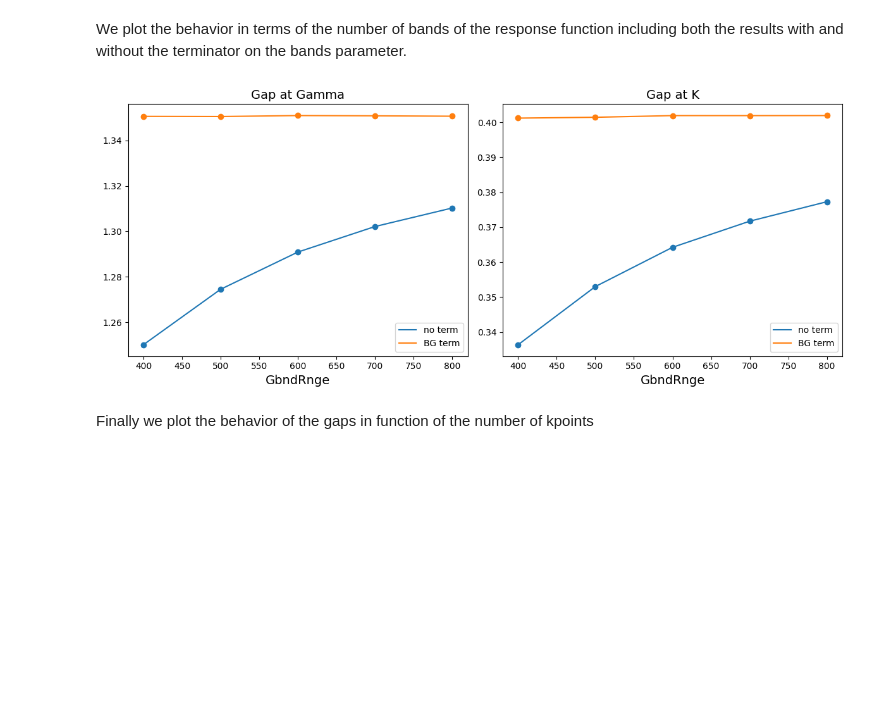
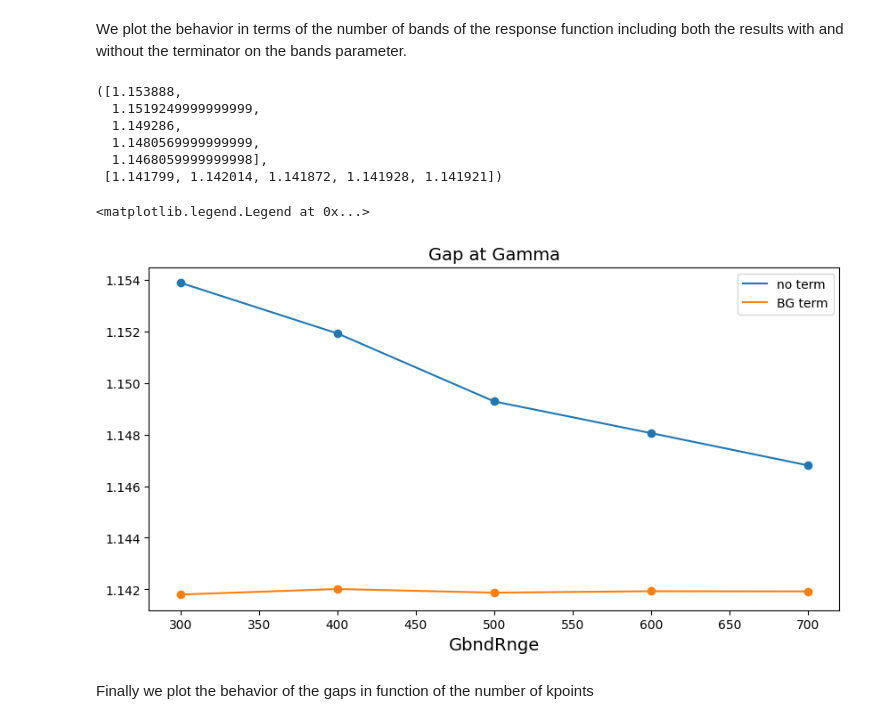
Before and after one commit to marcodalessandro76/AGSL5, a Jupyter notebook: Report.ipynb, the cells around one changed output. Cells and saved outputs as stored; diff of their text form; code cells hidden in the pictures; blank space fills up the shorter version.

```diff
--- a/Report.ipynb
+++ b/Report.ipynb
@@ -178,51 +166,42 @@ fig.tight_layout()
 # %% [markdown]
 We plot the behavior in terms of the number of bands of the response function including both the results with and without the terminator on the bands parameter.
 # %%
-run_dir = 'MB_analysis/kpoints_18-nbnds_800'
-Gamma_index, K_index = 1, 37
-start_band,stop_band = 28,29
-NGsBlkXp = 10.0 # Ha G size of the response function
-BndsRnXp = [1,600] # Bands in the response function
-Bands  = [[1,400],[1,500],[1,600],[1,700],[1,800]] # Bands in the Sigma_c
+run_dir = 'n_5/MB_analysis/kpoints_10x20-nbnds_800/'
+Gamma_index = 1
+start_band,stop_band = 25,26
+NGsBlkXp = 8.0 # Ha G size of the response function
+BndsRnXp = [1,500]
+Bands  = [[1,300],[1,400],[1,500],[1,600],[1,700]] # Bands in the G function
 
-gap_G, gap_K = [],[]
-gap_G_Gterm, gap_K_Gterm = [],[]
+gap, gap_Gterm = [],[]
 for bands in Bands:
-    file_G = os.path.join(run_dir,'pp-G-ngsblkxp_%s-bndsrnxp_%s-gbndrnge_%s'%(NGsBlkXp,BndsRnXp[1],bands[1]),
+    file = os.path.join(run_dir,'pp-G-ngsblkxp_%s-bndsrnxp_%s-gbndrnge_%s'%(NGsBlkXp,BndsRnXp[1],bands[1]),
                          'o-pp-G-ngsblkxp_%s-bndsrnxp_%s-gbndrnge_%s.qp'%(NGsBlkXp,BndsRnXp[1],bands[1]))
-    file_K = os.path.join(run_dir,'pp-K-ngsblkxp_%s-bndsrnxp_%s-gbndrnge_%s'%(NGsBlkXp,BndsRnXp[1],bands[1]),
-                         'o-pp-K-ngsblkxp_%s-bndsrnxp_%s-gbndrnge_%s.qp'%(NGsBlkXp,BndsRnXp[1],bands[1]))
-    file_G_Gterm = os.path.join(run_dir,'pp-G-ngsblkxp_%s-bndsrnxp_%s-gbndrnge_%s-Gterm'%(NGsBlkXp,BndsRnXp[1],bands[1]),
+    file_Gterm = os.path.join(run_dir,'pp-G-ngsblkxp_%s-bndsrnxp_%s-gbndrnge_%s-Gterm'%(NGsBlkXp,BndsRnXp[1],bands[1]),
                          'o-pp-G-ngsblkxp_%s-bndsrnxp_%s-gbndrnge_%s-Gterm.qp'%(NGsBlkXp,BndsRnXp[1],bands[1]))
-    file_K_Gterm = os.path.join(run_dir,'pp-K-ngsblkxp_%s-bndsrnxp_%s-gbndrnge_%s-Gterm'%(NGsBlkXp,BndsRnXp[1],bands[1]),
-                         'o-pp-K-ngsblkxp_%s-bndsrnxp_%s-gbndrnge_%s-Gterm.qp'%(NGsBlkXp,BndsRnXp[1],bands[1]))
-    data_G = P.YamboOutputParser.from_file(file_G,extendOut=True,verbose=False)
-    data_K = P.YamboOutputParser.from_file(file_K,extendOut=True,verbose=False)
-    data_G_Gterm = P.YamboOutputParser.from_file(file_G_Gterm,extendOut=True,verbose=False)
-    data_K_Gterm = P.YamboOutputParser.from_file(file_K_Gterm,extendOut=True,verbose=False)
-    gap_G.append(data_G.get_gap(k_full=Gamma_index,band_full=start_band,verbose=False))
-    gap_K.append(data_K.get_gap(k_full=K_index,band_full=start_band,verbose=False))
-    gap_G_Gterm.append(data_G_Gterm.get_gap(k_full=Gamma_index,band_full=start_band,verbose=False))
-    gap_K_Gterm.append(data_K_Gterm.get_gap(k_full=K_index,band_full=start_band,verbose=False))
-#gap_G,gap_K,gap_G_Gterm,gap_K_Gterm
+    data = P.YamboOutputParser.from_file(file,extendOut=True,verbose=False)
+    data_Gterm = P.YamboOutputParser.from_file(file_Gterm,extendOut=True,verbose=False)
+    gap.append(data.get_gap(k_full=Gamma_index,band_full=start_band,verbose=False))
+    gap_Gterm.append(data_Gterm.get_gap(k_full=Gamma_index,band_full=start_band,verbose=False))
+gap,gap_Gterm
+# %% [output]
+([1.153888,
+  1.1519249999999999,
+  1.149286,
+  1.1480569999999999,
+  1.1468059999999998],
+ [1.141799, 1.142014, 1.141872, 1.141928, 1.141921])
-# %%
-x_vals = [x[1] for x in Bands]
-
-fig, axes = plt.subplots(nrows=1, ncols=2, figsize=(12, 5))
-axes[0].plot(x_vals,gap_G,label='no term')
-axes[0].scatter(x_vals,gap_G)
-axes[0].plot(x_vals,gap_G_Gterm,label='BG term')
-axes[0].scatter(x_vals,gap_G_Gterm)
-axes[0].set_title('Gap at Gamma',size=14)
-axes[0].set_xlabel('GbndRnge',size=14)
-axes[0].legend()
-axes[1].plot(x_vals, gap_K,label='no term')
-axes[1].scatter(x_vals,gap_K)
-axes[1].plot(x_vals, gap_K_Gterm,label='BG term')
-axes[1].scatter(x_vals,gap_K_Gterm)
-axes[1].set_xlabel('GbndRnge',size=14)
-axes[1].set_title('Gap at K',size=14)
-axes[1].legend()
-fig.tight_layout()
-# %% [output]
-[figure, removed]
+# %%
+x_vals = [x[1] for x in Bands]
+
+fig, axes = plt.subplots(figsize=(10, 5))
+axes.plot(x_vals,gap,label='no term')
+axes.scatter(x_vals,gap)
+axes.plot(x_vals,gap_Gterm,label='BG term')
+axes.scatter(x_vals,gap_Gterm)
+axes.set_title('Gap at Gamma',size=14)
+axes.set_xlabel('GbndRnge',size=14)
+axes.legend()
+# %% [output]
+<matplotlib.legend.Legend at 0x...>
+[figure, added]
```
Also changed, not shown: parts of 8 cells of this notebook, 14 other files.
